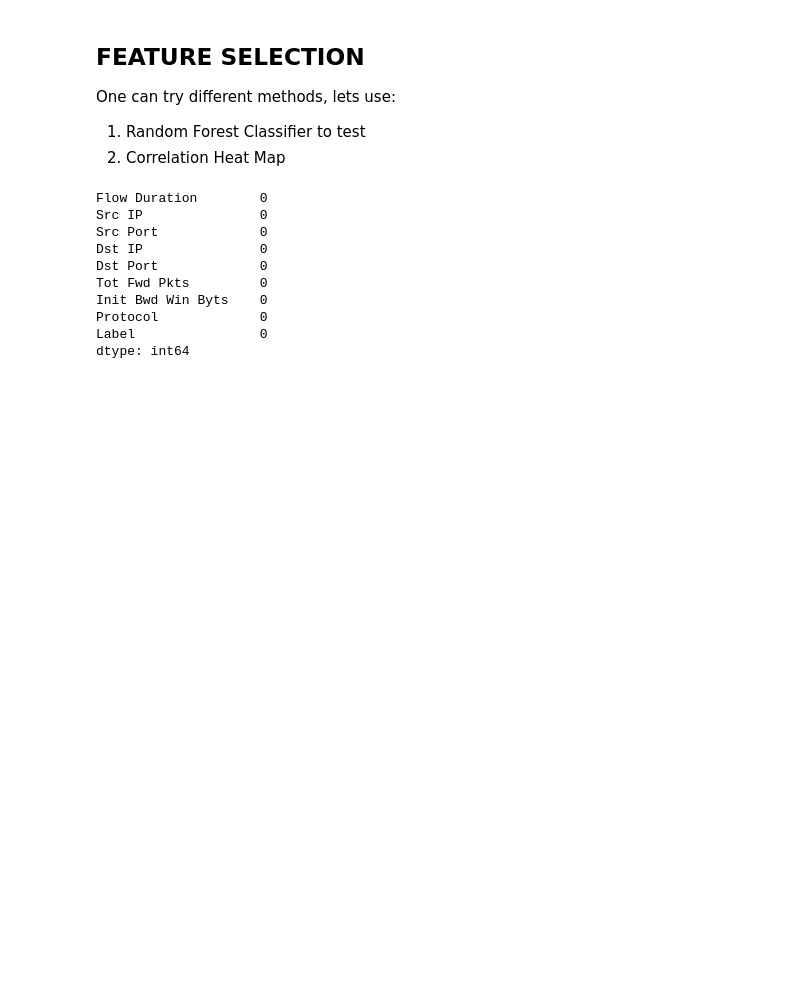
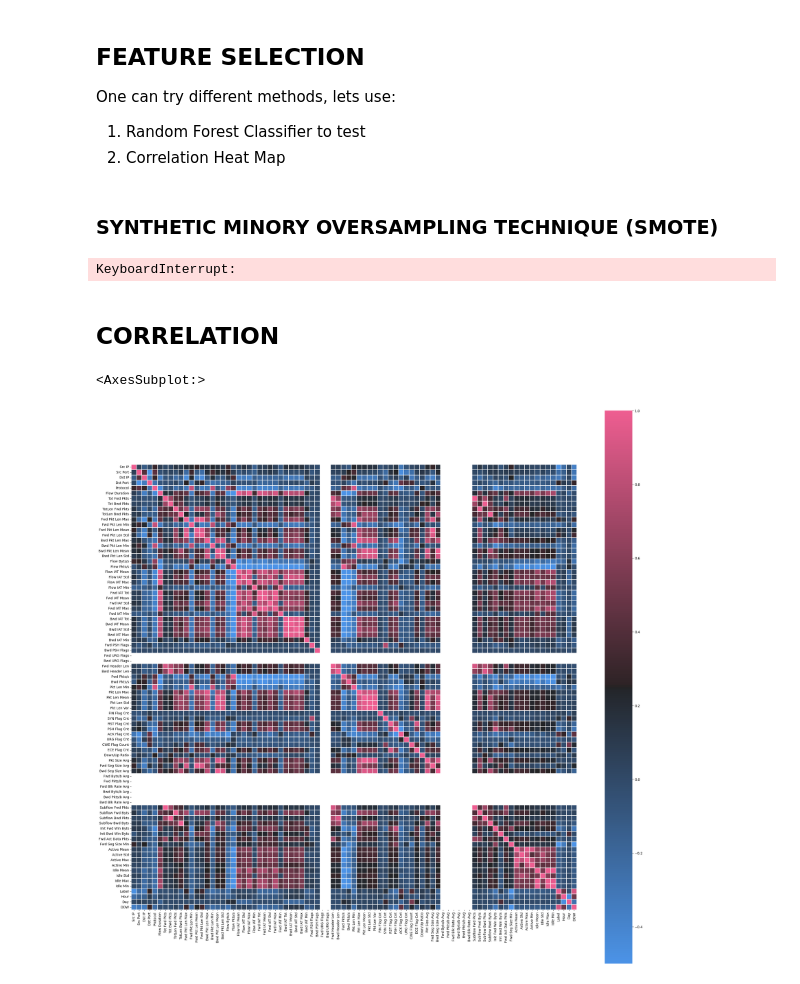
Before and after one commit to JeisonRobles/Data-Science, a Jupyter notebook: DDoS Classification/DDoS Prediction Model UnBalanced.ipynb, the cells around one changed output. Saved outputs shown, nothing was run; the diff lists cells and outputs as text; code cells hidden in the pictures; blank space fills up the shorter version.

```diff
--- a/DDoS Classification/DDoS Prediction Model UnBalanced.ipynb
+++ b/DDoS Classification/DDoS Prediction Model UnBalanced.ipynb
@@ -237,0 +252,7 @@ NameError: name 'data_2018' is not defined
+# %%
+le =LabelEncoder()
+data_2018_Encoded = data_2018.copy()
+
+for feature in data_2018_Encoded.keys():
+
+    data_2018_Encoded[feature] = le.fit_transform(data_2018_Encoded[feature])
@@ -242,22 +265,23 @@ One can try different methods, lets use:
 
 1. Random Forest Classifier to test
 2. Correlation Heat Map
+# %% [markdown]
+### SYNTHETIC MINORY OVERSAMPLING TECHNIQUE (SMOTE)
 # %%
-X = data_2018.drop(columns= ('Label'))
-y = data_2018['Label']
+X = data_2018_Encoded.drop(columns= ('Label'))
+y = data_2018_Encoded['Label']
 
 smote = SMOTE(sampling_strategy='auto')
 X_resampled, y_resampled = smote.fit_resample(X,y)
+# %% [output]
+KeyboardInterrupt:
-# %%
-balance_data.isnull().sum()
-# %% [output]
-Flow Duration        0
-Src IP               0
-Src Port             0
-Dst IP               0
-Dst Port             0
-Tot Fwd Pkts         0
-Init Bwd Win Byts    0
-Protocol             0
-Label                0
-dtype: int64
+# %% [markdown]
+## CORRELATION
+# %%
+plt.figure(figsize=(30,30))
+corr = data_2018_Encoded.corr(method="pearson")
+cmap = sns.diverging_palette(250,354,80,60,center='dark',as_cmap=True)
+sns.heatmap(corr, vmax=1, vmin=-.5, cmap=cmap, square=True, linewidths=.2)
+# %% [output]
+<AxesSubplot:>
+[figure, added]
```
Also changed, not shown: parts of 19 cells of this notebook.
